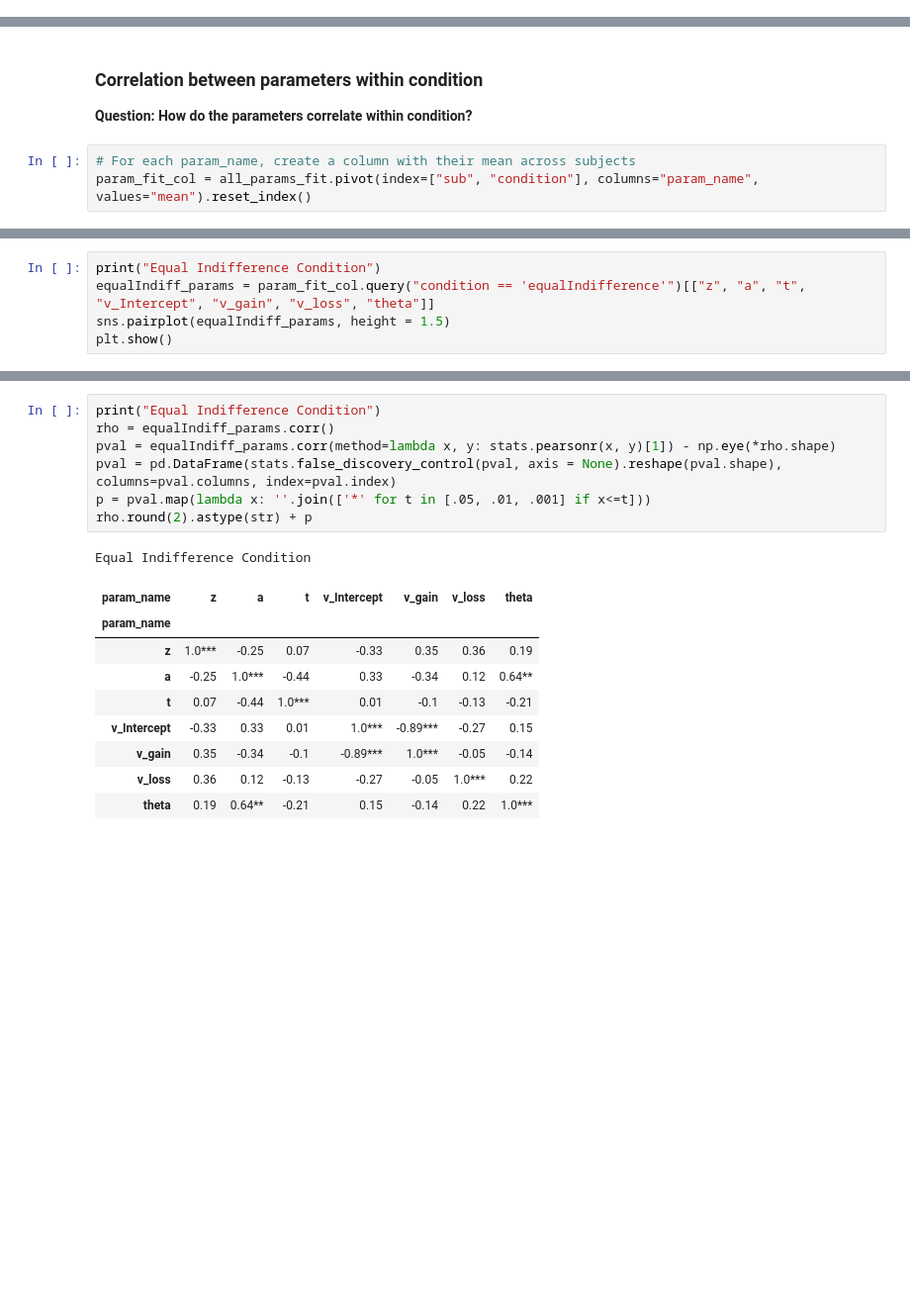
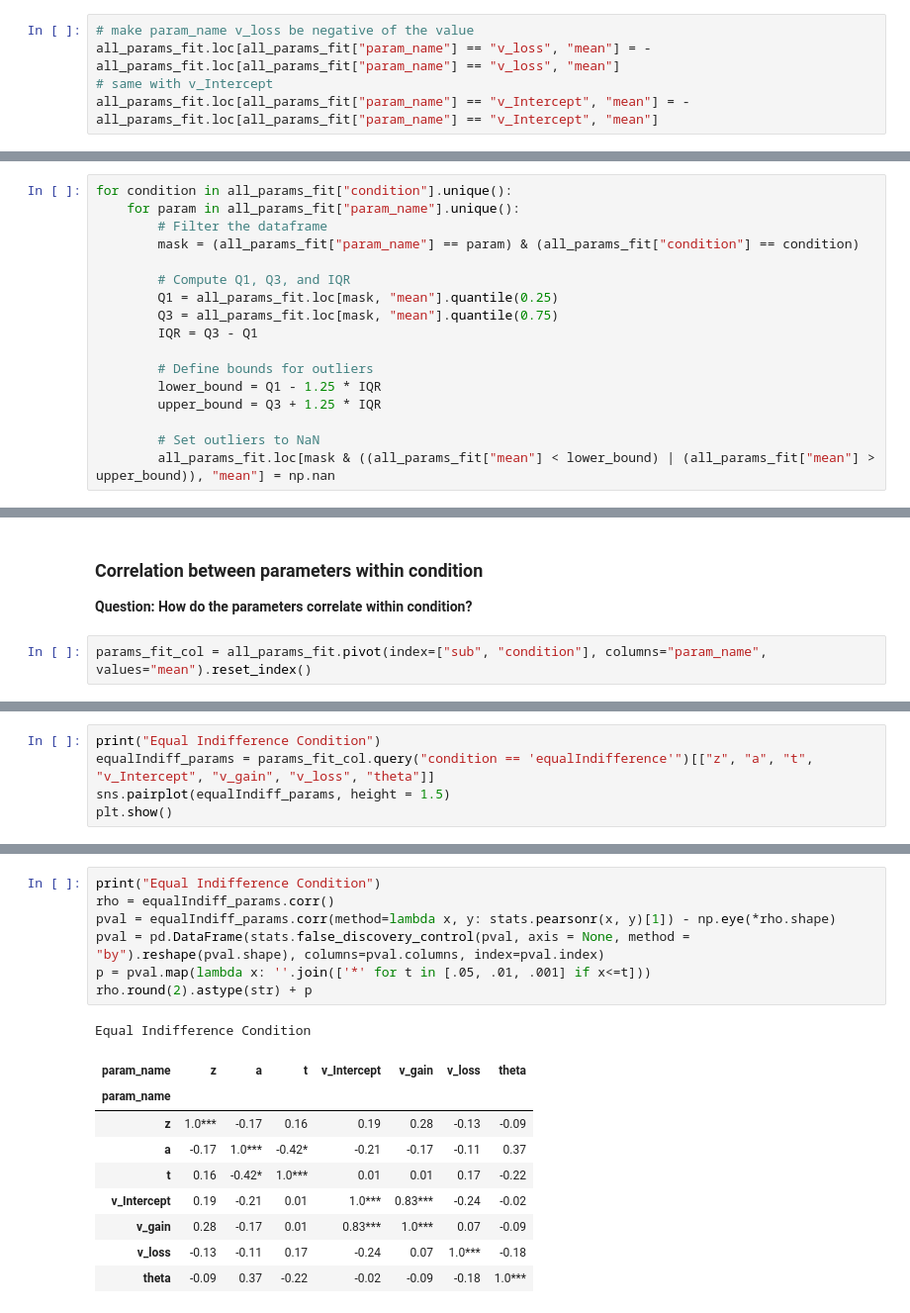
Before and after one commit to GusStgoReyes/riskyneuroarousal, a Jupyter notebook: notebooks/reproducible/2-ddms_params.ipynb, the cells around one changed output, grey strips where cells are left out. Shown at 99% size. Cells and saved outputs as stored; diff of their text form; blank space fills up the shorter version.

```diff
--- a/notebooks/reproducible/2-ddms_params.ipynb
+++ b/notebooks/reproducible/2-ddms_params.ipynb
@@ -37,3 +37,8 @@ lmbda = pd.DataFrame(lmbda)
 
 # Sort the all_params_fit by sub and condition
 all_params_fit = all_params_fit.sort_values(by=["sub"])
+# %%
+# make param_name v_loss be negative of the value
+all_params_fit.loc[all_params_fit["param_name"] == "v_loss", "mean"] = -all_params_fit.loc[all_params_fit["param_name"] == "v_loss", "mean"]
+# same with v_Intercept
+all_params_fit.loc[all_params_fit["param_name"] == "v_Intercept", "mean"] = -all_params_fit.loc[all_params_fit["param_name"] == "v_Intercept", "mean"]
@@ -40,3 +47,20 @@ all_params_fit = all_params_fit.sort_values(by=["sub"])
+# %%
+for condition in all_params_fit["condition"].unique():
+    for param in all_params_fit["param_name"].unique():
+        # Filter the dataframe
+        mask = (all_params_fit["param_name"] == param) & (all_params_fit["condition"] == condition)
+
+        # Compute Q1, Q3, and IQR
+        Q1 = all_params_fit.loc[mask, "mean"].quantile(0.25)
+        Q3 = all_params_fit.loc[mask, "mean"].quantile(0.75)
+        IQR = Q3 - Q1
+
+        # Define bounds for outliers
+        lower_bound = Q1 - 1.25 * IQR
+        upper_bound = Q3 + 1.25 * IQR
+
+        # Set outliers to NaN
+        all_params_fit.loc[mask & ((all_params_fit["mean"] < lower_bound) | (all_params_fit["mean"] > upper_bound)), "mean"] = np.nan
 # %% [markdown]
 ### Parameter differences between conditions
 **Question: How do the parameters differ between conditions?**
@@ -89,8 +114,7 @@ plt.show()
 ### Correlation between parameters within condition
 **Question: How do the parameters correlate within condition?**
 # %%
-# For each param_name, create a column with their mean across subjects
-param_fit_col = all_params_fit.pivot(index=["sub", "condition"], columns="param_name", values="mean").reset_index()
+params_fit_col = all_params_fit.pivot(index=["sub", "condition"], columns="param_name", values="mean").reset_index()
 # %%
 # Create a small figure to put the sns.pairplot in
 print("Equal Range Condition")
@@ -103,6 +127,6 @@ Equal Range Condition
 # %%
 print("Equal Indifference Condition")
-equalIndiff_params = param_fit_col.query("condition == 'equalIndifference'")[["z", "a", "t", "v_Intercept", "v_gain", "v_loss", "theta"]]
+equalIndiff_params = params_fit_col.query("condition == 'equalIndifference'")[["z", "a", "t", "v_Intercept", "v_gain", "v_loss", "theta"]]
 sns.pairplot(equalIndiff_params, height = 1.5)
 plt.show()
 # %% [output]
@@ -129,18 +153,18 @@ Equal Range Condition
 # %%
 print("Equal Indifference Condition")
 rho = equalIndiff_params.corr()
 pval = equalIndiff_params.corr(method=lambda x, y: stats.pearsonr(x, y)[1]) - np.eye(*rho.shape)
-pval = pd.DataFrame(stats.false_discovery_control(pval, axis = None).reshape(pval.shape), columns=pval.columns, index=pval.index)
+pval = pd.DataFrame(stats.false_discovery_control(pval, axis = None, method = "by").reshape(pval.shape), columns=pval.columns, index=pval.index)
 p = pval.map(lambda x: ''.join(['*' for t in [.05, .01, .001] if x<=t]))
 rho.round(2).astype(str) + p
 # %% [output]
 Equal Indifference Condition
 | param_name | z | a | t | v_Intercept | v_gain | v_loss | theta |
 | param_name |  |  |  |  |  |  |  |
-| z | 1.0*** | -0.25 | 0.07 | -0.33 | 0.35 | 0.36 | 0.19 |
-| a | -0.25 | 1.0*** | -0.44 | 0.33 | -0.34 | 0.12 | 0.64** |
-| t | 0.07 | -0.44 | 1.0*** | 0.01 | -0.1 | -0.13 | -0.21 |
-| v_Intercept | -0.33 | 0.33 | 0.01 | 1.0*** | -0.89*** | -0.27 | 0.15 |
-| v_gain | 0.35 | -0.34 | -0.1 | -0.89*** | 1.0*** | -0.05 | -0.14 |
-| v_loss | 0.36 | 0.12 | -0.13 | -0.27 | -0.05 | 1.0*** | 0.22 |
-| theta | 0.19 | 0.64** | -0.21 | 0.15 | -0.14 | 0.22 | 1.0*** |
+| z | 1.0*** | -0.17 | 0.16 | 0.19 | 0.28 | -0.13 | -0.09 |
+| a | -0.17 | 1.0*** | -0.42* | -0.21 | -0.17 | -0.11 | 0.37 |
+| t | 0.16 | -0.42* | 1.0*** | 0.01 | 0.01 | 0.17 | -0.22 |
+| v_Intercept | 0.19 | -0.21 | 0.01 | 1.0*** | 0.83*** | -0.24 | -0.02 |
+| v_gain | 0.28 | -0.17 | 0.01 | 0.83*** | 1.0*** | 0.07 | -0.09 |
+| v_loss | -0.13 | -0.11 | 0.17 | -0.24 | 0.07 | 1.0*** | -0.18 |
+| theta | -0.09 | 0.37 | -0.22 | -0.02 | -0.09 | -0.18 | 1.0*** |
```
Also changed, not shown: parts of 10 cells of this notebook, 37 other files.
